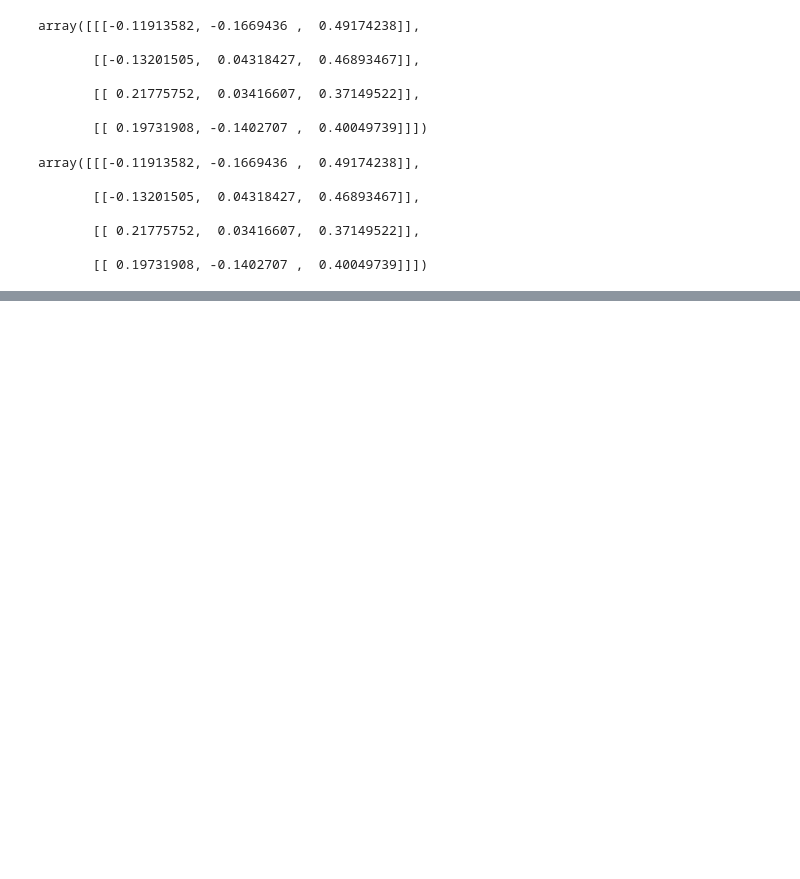
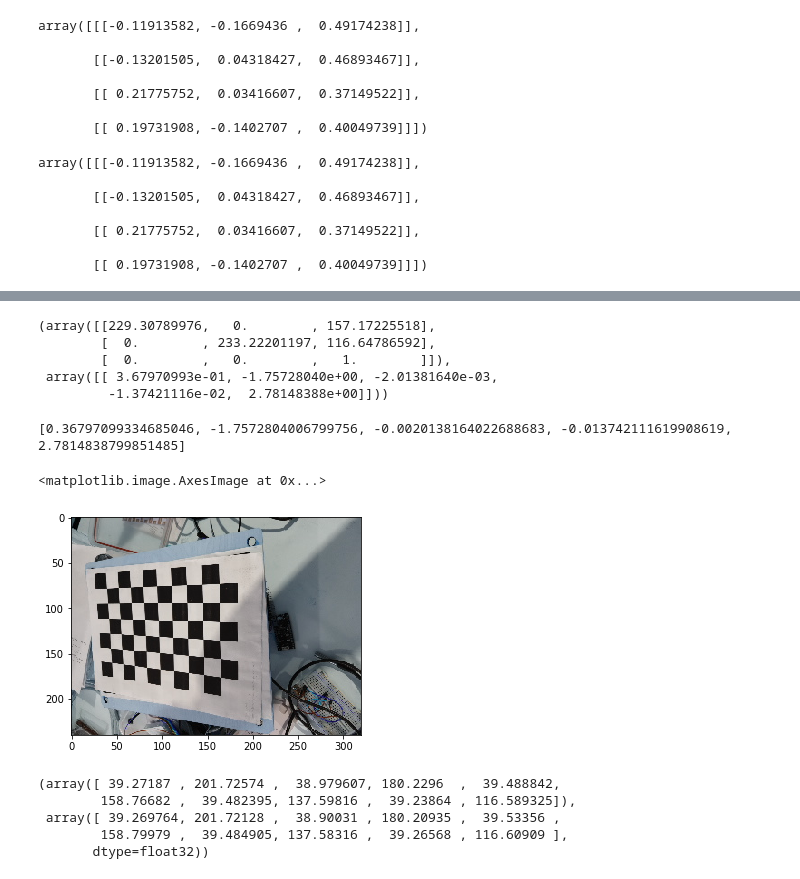
Before and after one commit to Future-Hangglider/CameraCalibrationTech, a Jupyter notebook: chessboardundistorting.ipynb, the cells around one changed output, grey strips where cells are left out. Cells and saved outputs as stored; diff of their text form; code cells hidden in the pictures; blank space fills up the shorter version.

Commit message:
charuco camera calibration effort

```diff
--- a/chessboardundistorting.ipynb
+++ b/chessboardundistorting.ipynb
@@ -45 +44,4 @@ vfile = "/home/julian/repositories/Future-Hangglider/CameraCalibrationTech/video
 cap = cv2.VideoCapture(vfile)
+# %%
+flag, frame = cap.read()
+print(type(frame))
@@ -243,3 +252,40 @@ array([[[-0.11913582, -0.1669436 ,  0.49174238]],
        [[ 0.21775752,  0.03416607,  0.37149522]],
 
        [[ 0.19731908, -0.1402707 ,  0.40049739]]])
+# %%
+# Chessboard undistorting from camera view
+import os, numpy, cv2
+from matplotlib import pyplot as plt
+%matplotlib inline
+
+ddir = "/home/julian/Pictures/pics20191003163508"
+
+chesspatternSize = (6, 9)
+chesssquareLength = 0.02488  # 24.88mm  (changes rvec and tvec, but not the other coefficients)
+chesspatternPoints = numpy.zeros((numpy.prod(chesspatternSize), 3), numpy.float32)
+chesspatternPoints[:,:2] = numpy.indices(chesspatternSize).T.reshape(-1, 2)
+chesspatternPoints *= chesssquareLength
+
+objectPoints = []
+imagePoints = []
+
+winSize, zeroZone, criteria = (5, 5), (-1, -1), (cv2.TERM_CRITERIA_EPS + cv2.TERM_CRITERIA_COUNT, 30, 0.1)
+
+for fname in sorted(os.listdir(ddir)):
+    frame = cv2.imread(os.path.join(ddir, fname))
+    #print("frame: ", iframe)
+    img = cv2.cvtColor(frame, cv2.COLOR_BGR2GRAY)
+    found, corners = cv2.findChessboardCorners(img, chesspatternSize)
+    if found:
+        corners = cv2.cornerSubPix(img, corners, winSize, zeroZone, criteria)
+        #cv2.drawChessboardCorners(frame, chesspatternSize, corners, found)
+
+        imagePoints.append(corners.reshape(-1, 2))
+        objectPoints.append(chesspatternPoints)
+print(len(imagePoints))
+
+imageSize = (frame.shape[1], frame.shape[0])
+retval, cameraMatrix, distCoeffs, rvecs, tvecs = \
+   cv2.calibrateCamera(objectPoints[:24], imagePoints[:24], imageSize, None, None, \
+                      (cv2.TermCriteria_EPS + cv2.TermCriteria_COUNT, 130, 0.02))
+cameraMatrix, distCoeffs
@@ -245,0 +299,33 @@ array([[[-0.11913582, -0.1669436 ,  0.49174238]],
+# %%
+retval, cameraMatrix, distCoeffs, rvecs, tvecs = \
+   cv2.calibrateCamera(objectPoints[:24], imagePoints[:24], imageSize, None, None, \
+                      (cv2.TermCriteria_EPS + cv2.TermCriteria_COUNT, 130, 0.01))
+cameraMatrix, distCoeffs
+# %% [output]
+(array([[229.30789976,   0.        , 157.17225518],
+        [  0.        , 233.22201197, 116.64786592],
+        [  0.        ,   0.        ,   1.        ]]),
+ array([[ 3.67970993e-01, -1.75728040e+00, -2.01381640e-03,
+         -1.37421116e-02,  2.78148388e+00]]))
+# %%
+print(list(distCoeffs[0]))
+{ 270.19334132499483, 0.0, 160.66345895430766,
+ 0.0, 258.26054410345324, 125.07153457567162,
+ 0.0, 0.0, 1.0}
+distort: { 0.346204419483107, -0.8936542731164514, 0.012929867727771284, -0.02579121625409394, -5.78352949788083}
+# %% [output]
+[0.36797099334685046, -1.7572804006799756, -0.0020138164022688683, -0.013742111619908619, 2.7814838799851485]
+# %%
+imageSize = (frame.shape[1], frame.shape[0])
+plt.imshow(frame)
+# %% [output]
+<matplotlib.image.AxesImage at 0x...>
+[figure, added]
+# %%
+y[:10], imagePoints[0].flatten()[:10]
+# %% [output]
+(array([ 39.27187 , 201.72574 ,  38.979607, 180.2296  ,  39.488842,
+        158.76682 ,  39.482395, 137.59816 ,  39.23864 , 116.589325]),
+ array([ 39.269764, 201.72128 ,  38.90031 , 180.20935 ,  39.53356 ,
+        158.79979 ,  39.484905, 137.58316 ,  39.26568 , 116.60909 ],
+       dtype=float32))
```
Also changed, not shown: parts of 30 cells of this notebook, 2 other files.
